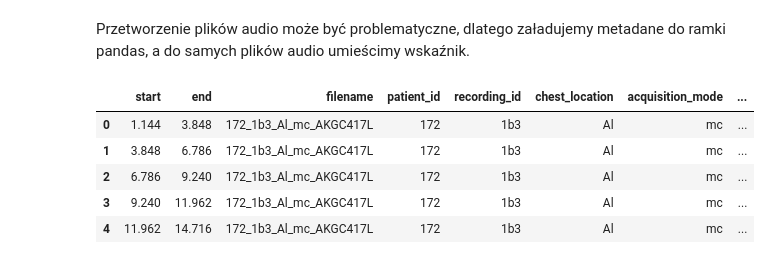
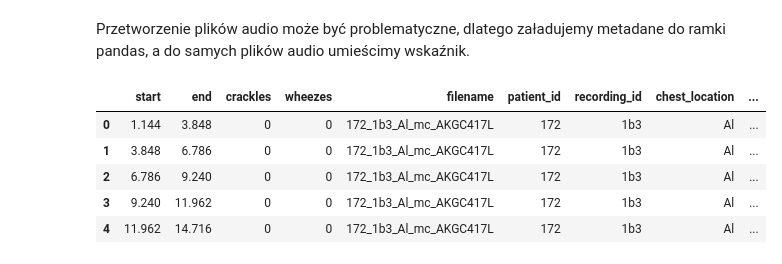
Before and after one commit to gwiazdan/respiratory-sound-analysis, a Jupyter notebook: notebooks/01_eda_icbhi.ipynb, the cells around one changed output. Cells and saved outputs as stored; diff of their text form; code cells hidden in the pictures.

```diff
--- a/notebooks/01_eda_icbhi.ipynb
+++ b/notebooks/01_eda_icbhi.ipynb
@@ -142,46 +133,36 @@ for file in DATA_PATH.iterdir():
     if file.suffix == ".wav":
         file_metadata.append({"patient_id": int(parts[0]),
                               "recording_id": parts[1],
                               "chest_location": parts[2],
                               "acquisition_mode": parts[3],
                               "recording_equipment": parts[4],
                               "filename": file.stem})
     elif file.suffix == ".txt":
         try:
             anno_df = pd.read_csv(
                 file, sep="\t", names=["start", "end", "crackles", "wheezes"]
             )
             anno_df["filename"] = file.stem
             if anno_df is not None:
                 annotations.append(anno_df)
         except Exception as e:
             print(f"Pominięto uszkodzony plik adnotacji {file.name}: {e}")
 
 df = pd.concat(annotations, ignore_index=True)
 metadata_df = pd.DataFrame(file_metadata)
 patients_df = pd.read_csv(
     DIAGNOSIS_FILE, sep="\t", names=["patient_id", "diagnosis"]
 )
 merged_metadata = pd.merge(
     metadata_df, patients_df, on="patient_id", how="left"
 )
 df = pd.merge(df, merged_metadata, on="filename", how="left")
 
-c = df.get("crackles", 0) == 1
-w = df.get("wheezes", 0) == 1
-
-conditions = [c & w, c, w]
-choices = ["Both", "Crackles", "Wheezes"]
-
-df["anomaly_type"] = np.select(conditions, choices, default="Normal")
-df = df.drop(columns=["crackles", "wheezes"], errors="ignore")
-df = df.reset_index(drop=True)
-
 df.head()
 # %% [output]
-|  | start | end | filename | patient_id | recording_id | chest_location | acquisition_mode | ... |
-| 0 | 1.144 | 3.848 | 172_1b3_Al_mc_AKGC417L | 172 | 1b3 | Al | mc | ... |
-| 1 | 3.848 | 6.786 | 172_1b3_Al_mc_AKGC417L | 172 | 1b3 | Al | mc | ... |
-| 2 | 6.786 | 9.240 | 172_1b3_Al_mc_AKGC417L | 172 | 1b3 | Al | mc | ... |
-| 3 | 9.240 | 11.962 | 172_1b3_Al_mc_AKGC417L | 172 | 1b3 | Al | mc | ... |
-| 4 | 11.962 | 14.716 | 172_1b3_Al_mc_AKGC417L | 172 | 1b3 | Al | mc | ... |
+|  | start | end | crackles | wheezes | filename | patient_id | recording_id | chest_location | ... |
+| 0 | 1.144 | 3.848 | 0 | 0 | 172_1b3_Al_mc_AKGC417L | 172 | 1b3 | Al | ... |
+| 1 | 3.848 | 6.786 | 0 | 0 | 172_1b3_Al_mc_AKGC417L | 172 | 1b3 | Al | ... |
+| 2 | 6.786 | 9.240 | 0 | 0 | 172_1b3_Al_mc_AKGC417L | 172 | 1b3 | Al | ... |
+| 3 | 9.240 | 11.962 | 0 | 0 | 172_1b3_Al_mc_AKGC417L | 172 | 1b3 | Al | ... |
+| 4 | 11.962 | 14.716 | 0 | 0 | 172_1b3_Al_mc_AKGC417L | 172 | 1b3 | Al | ... |
```
Also changed, not shown: parts of 18 cells of this notebook, 4 other files.
